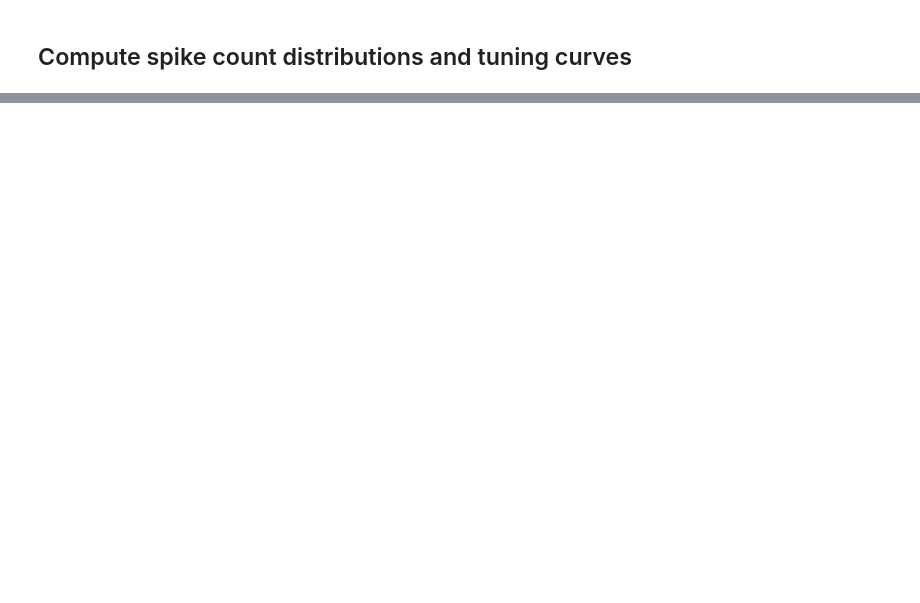
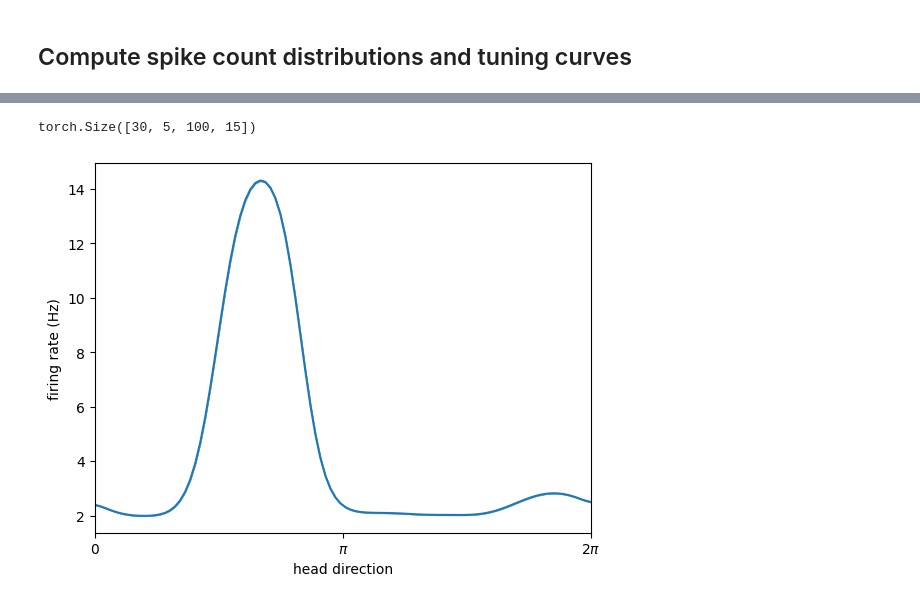
Before and after one commit to davindicode/UCM-interpret, a Jupyter notebook: preprocess/dim_reduction.ipynb, the cells around one changed output, grey strips where cells are left out. Saved outputs shown, nothing was run; the diff lists cells and outputs as text; code cells hidden in the pictures; blank space fills up the shorter version.

Commit message:
marginalized tuning curves computation

```diff
--- a/preprocess/dim_reduction.ipynb
+++ b/preprocess/dim_reduction.ipynb
@@ -614,0 +119,9 @@ plt.show()
+# %%
+rcov = dataset_hdc['covariates']
+
+# check covariates are in the right order
+covkeys = ''
+for k in rcov.keys():
+    covkeys += k + '-'
+covkeys = covkeys[:-1]
+assert covkeys == model_dict_hdc['x_mode']
@@ -614,0 +139,4 @@ plt.show()
+# %%
+neurons = list(range(dataset_hdc['neurons']))
+
+P_mc, sweep = tuning_curve_1d('hd', neurons, modelfit_hdc, rcov, batch_size=100)
@@ -614,0 +176,35 @@ plt.show()
+# %%
+P_mc_hdc = P_mc
+print(P_mc_hdc.shape)
+# %% [output]
+torch.Size([30, 5, 100, 15])
+# %%
+K = P_mc_hdc.shape[-1]
+counts = torch.arange(K)
+tbin = model_dict_hdc['tbin']
+
+hd_mean = (counts[None, None, None, :] * P_mc_hdc).sum(-1)  # (MC, neurons, steps)
+hd_rate = hd_mean / tbin  # in units of Hz
+hd_var = (counts[None, None, None, :]**2 * P_mc_hdc).sum(-1) - hd_mean**2
+hd_FF = hd_var / (hd_mean + 1e-12)
+# %%
+fig, ax = plt.subplots()
+
+lower, mean, upper = utils.signal.percentiles_from_samples(hd_rate, [0.05, 0.5, 0.95])
+ne = 0  # select neuron to plot
+
+x_sweep = sweep.numpy().flatten()
+
+line, = ax.plot(x_sweep, mean[ne, :].numpy())
+ax.fill_between(
+    x_sweep, lower[ne, :].numpy(), upper[ne, :].numpy(),
+    color=line.get_color(), alpha=0.5
+)
+ax.set_ylabel('firing rate (Hz)')
+ax.set_xlabel('head direction')
+ax.set_xlim(0, 2*np.pi)
+ax.set_xticks([0, np.pi, 2*np.pi])
+ax.set_xticklabels([r'$0$', r'$\pi$', r'$2\pi$'])
+plt.show()
+# %% [output]
+[figure, added]
```
Also changed, not shown: parts of 48 cells of this notebook, 2 other files.
